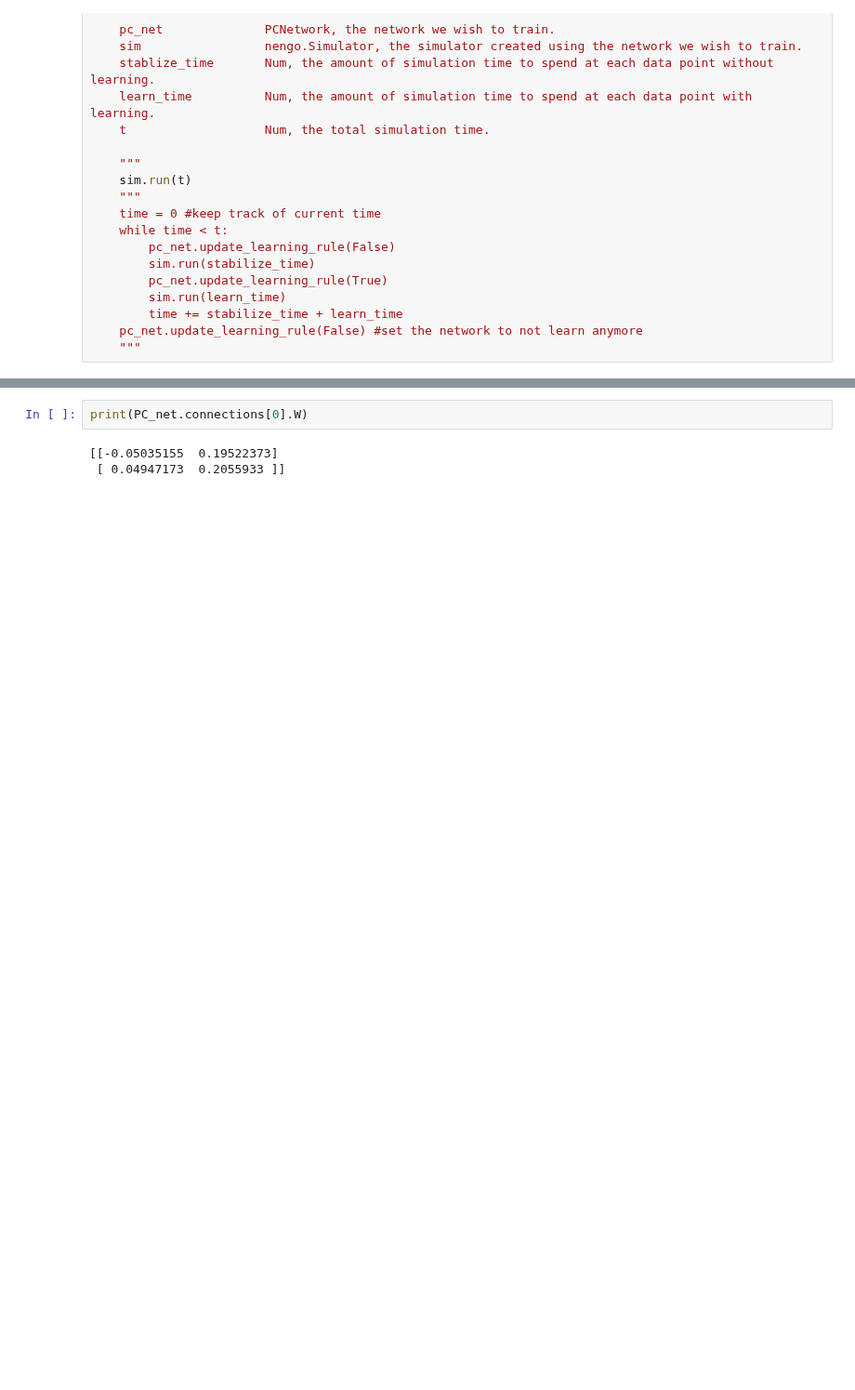
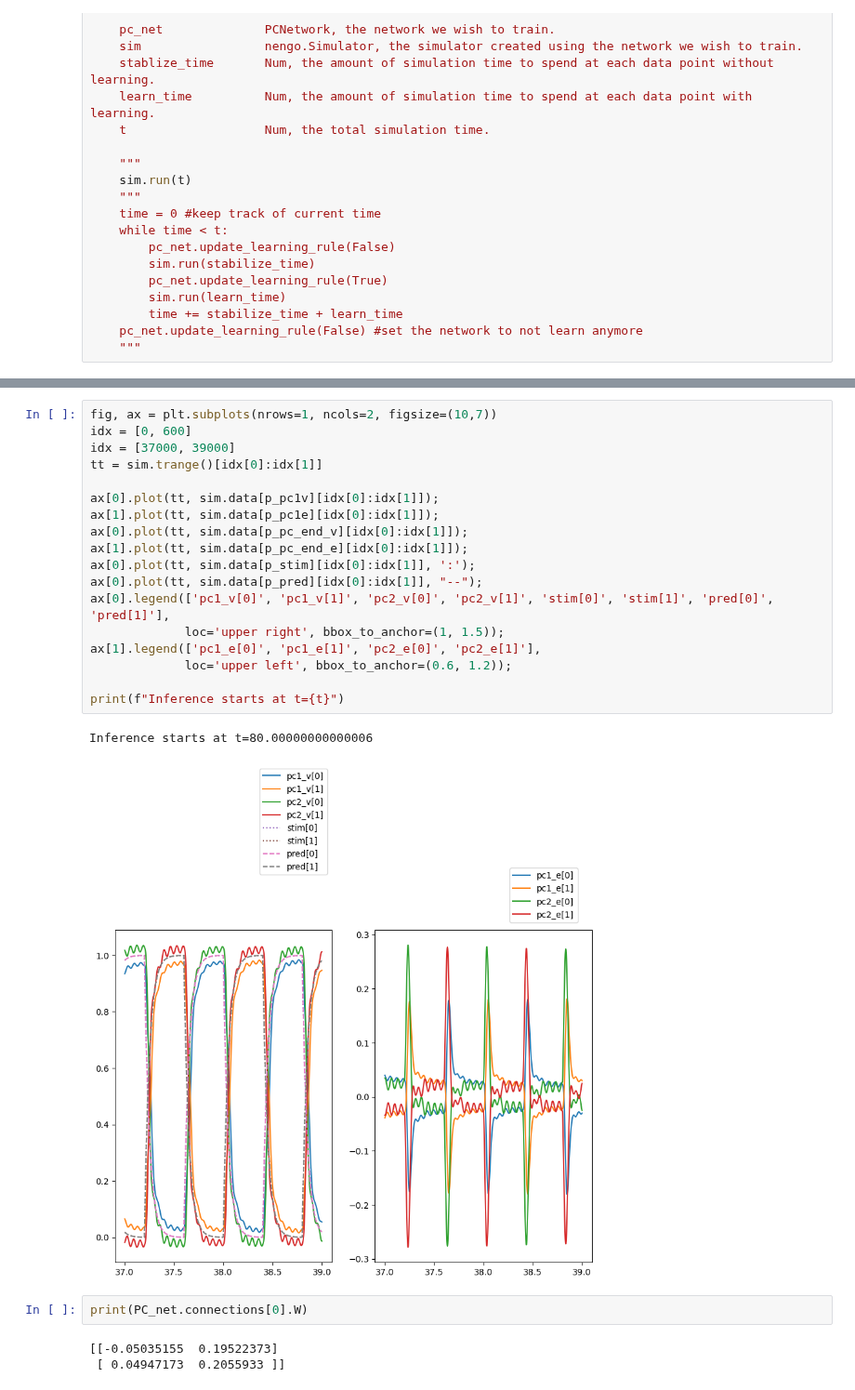
Before and after one commit to jorchard/pc_nengo, a Jupyter notebook: predictive_coding.ipynb, the cells around one changed output, grey strips where cells are left out. Shown at 93% size. Drawn from its saved outputs; the diff is of its cells as text; blank space fills up the shorter version.

```diff
--- a/predictive_coding.ipynb
+++ b/predictive_coding.ipynb
@@ -597,3 +597,24 @@ Inference starts at t=10
+# %%
+fig, ax = plt.subplots(nrows=1, ncols=2, figsize=(10,7))
+idx = [0, 600]
+idx = [37000, 39000]
+tt = sim.trange()[idx[0]:idx[1]]
+
+ax[0].plot(tt, sim.data[p_pc1v][idx[0]:idx[1]]);
+ax[1].plot(tt, sim.data[p_pc1e][idx[0]:idx[1]]);
+ax[0].plot(tt, sim.data[p_pc_end_v][idx[0]:idx[1]]);
+ax[1].plot(tt, sim.data[p_pc_end_e][idx[0]:idx[1]]);
+ax[0].plot(tt, sim.data[p_stim][idx[0]:idx[1]], ':');
+ax[0].plot(tt, sim.data[p_pred][idx[0]:idx[1]], "--");
+ax[0].legend(['pc1_v[0]', 'pc1_v[1]', 'pc2_v[0]', 'pc2_v[1]', 'stim[0]', 'stim[1]', 'pred[0]', 'pred[1]'],
+             loc='upper right', bbox_to_anchor=(1, 1.5));
+ax[1].legend(['pc1_e[0]', 'pc1_e[1]', 'pc2_e[0]', 'pc2_e[1]'],
+             loc='upper left', bbox_to_anchor=(0.6, 1.2));
+
+print(f"Inference starts at t={t}")
+# %% [output]
+Inference starts at t=80.00000000000006
+[figure, added]
 # %%
 print(PC_net.connections[0].W)
 # %% [output]
```
Also changed, not shown: parts of 10 cells of this notebook.
